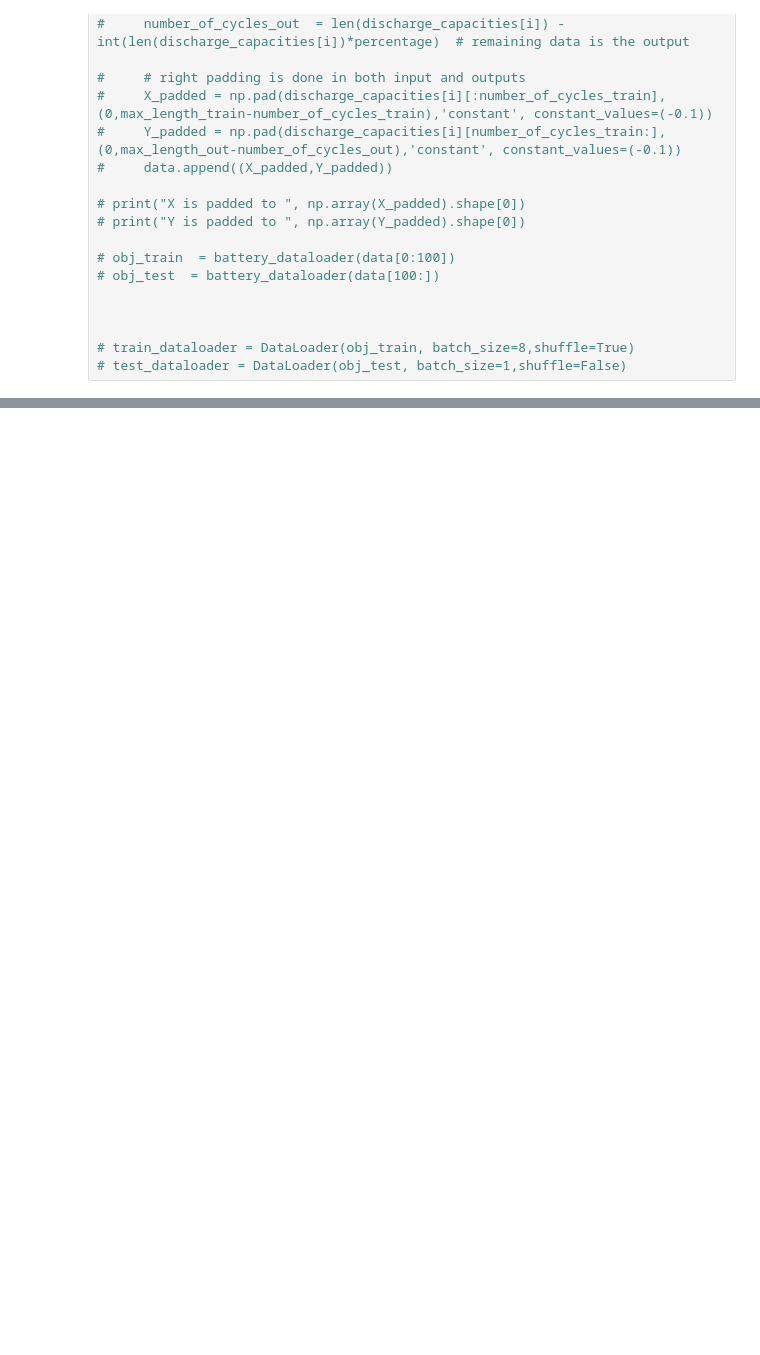
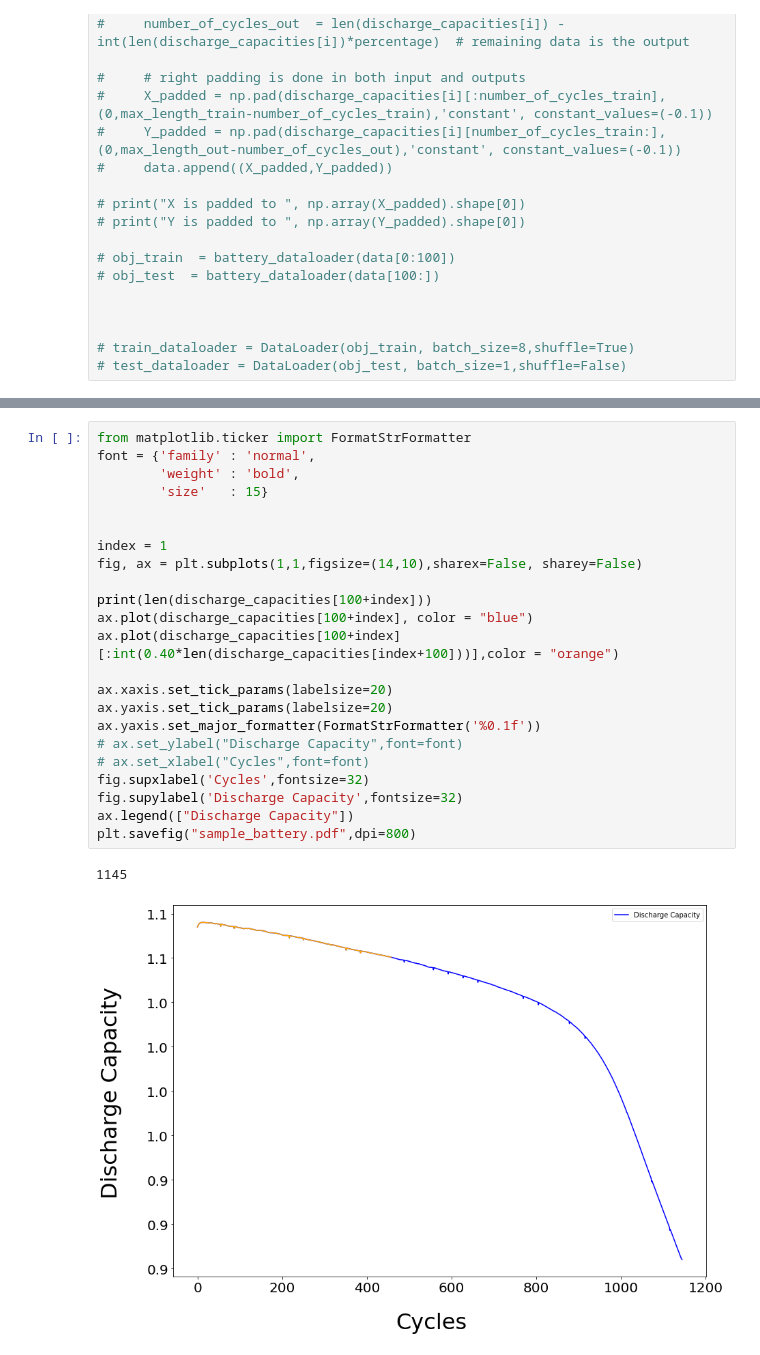
Before and after one commit to Dhruvadityamittal/RUL_Prediction_DFKI, a Jupyter notebook: FPC_Prediction/Untitled-1.ipynb, the cells around one changed output, grey strips where cells are left out. Cells and saved outputs as stored; diff of their text form; blank space fills up the shorter version.

```diff
--- a/FPC_Prediction/Untitled-1.ipynb
+++ b/FPC_Prediction/Untitled-1.ipynb
@@ -354,0 +343,26 @@ plt.plot(X_test[0])
+# %%
+from matplotlib.ticker import FormatStrFormatter
+font = {'family' : 'normal',
+        'weight' : 'bold',
+        'size'   : 15}
+
+
+index = 1
+fig, ax = plt.subplots(1,1,figsize=(14,10),sharex=False, sharey=False)
+
+print(len(discharge_capacities[100+index]))
+ax.plot(discharge_capacities[100+index], color = "blue")
+ax.plot(discharge_capacities[100+index][:int(0.40*len(discharge_capacities[index+100]))],color = "orange")
+
+ax.xaxis.set_tick_params(labelsize=20)
+ax.yaxis.set_tick_params(labelsize=20)
+ax.yaxis.set_major_formatter(FormatStrFormatter('%0.1f'))
+# ax.set_ylabel("Discharge Capacity",font=font)
+# ax.set_xlabel("Cycles",font=font)
+fig.supxlabel('Cycles',fontsize=32)
+fig.supylabel('Discharge Capacity',fontsize=32)
+ax.legend(["Discharge Capacity"])
+plt.savefig("sample_battery.pdf",dpi=800)
+# %% [output]
+1145
+[figure, added]
```
Also changed, not shown: parts of 14 cells of this notebook, 53 other files.
